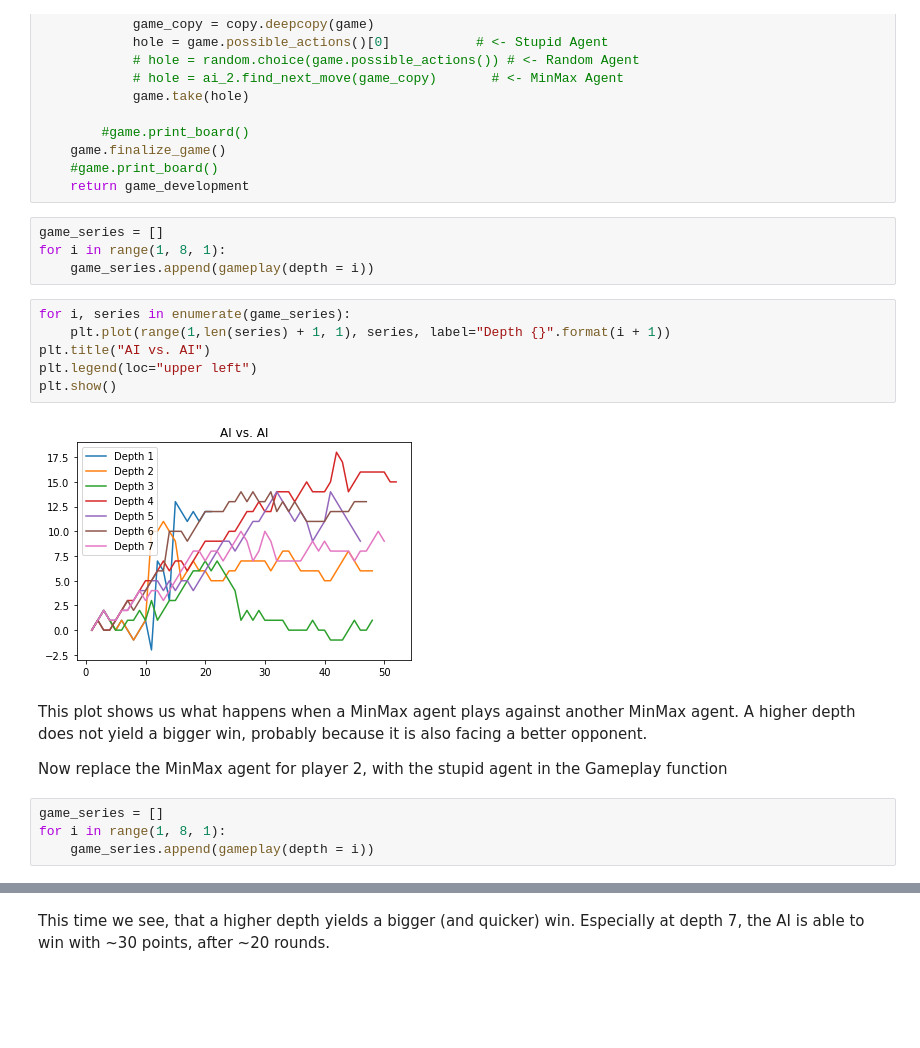
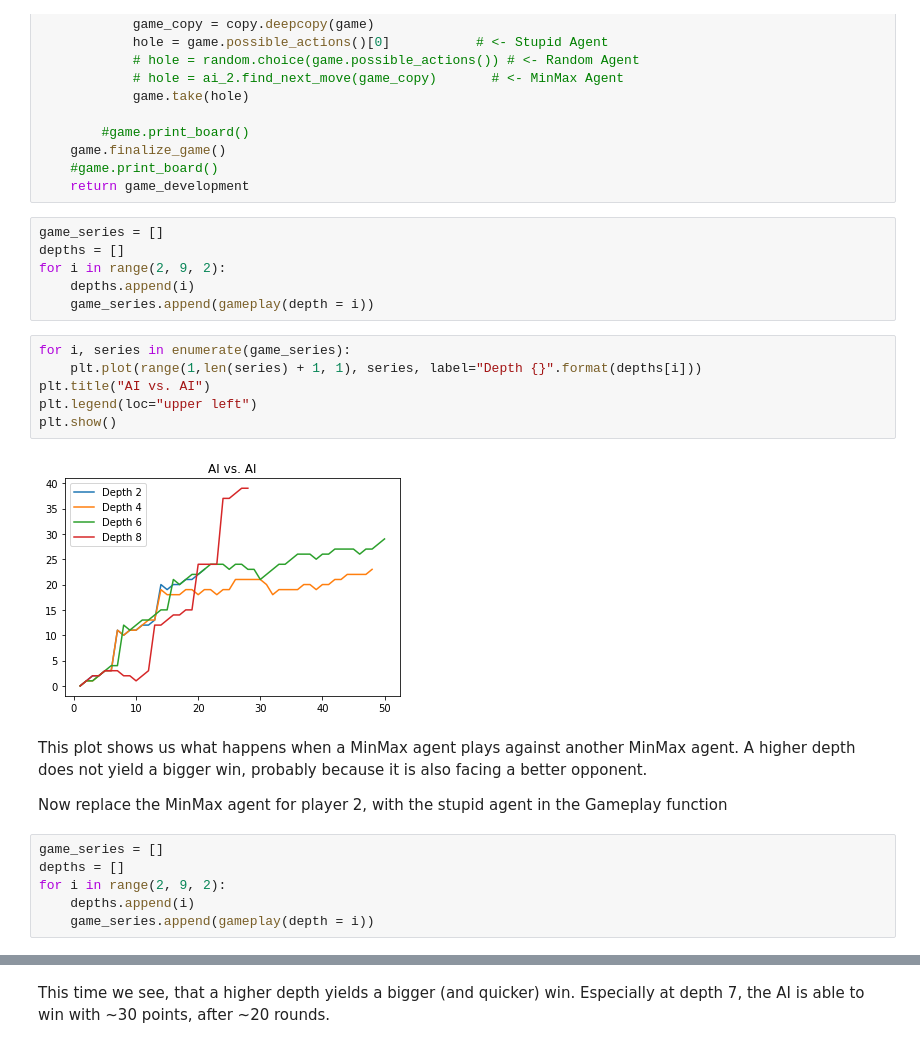
Before and after one commit to Holstrup/KalahaAI, a Jupyter notebook: AgentInspection.ipynb, the cells around one changed output, grey strips where cells are left out. Cells and saved outputs as stored; diff of their text form; blank space fills up the shorter version.

```diff
--- a/AgentInspection.ipynb
+++ b/AgentInspection.ipynb
@@ -149,22 +149,26 @@ def gameplay(depth, human = False, delay = 0):
     return game_development
 # %%
 game_series = []
-for i in range(1, 8, 1):
+depths = []
+for i in range(2, 9, 2):
+    depths.append(i)
     game_series.append(gameplay(depth = i))
 # %%
 for i, series in enumerate(game_series):
-    plt.plot(range(1,len(series) + 1, 1), series, label="Depth {}".format(i + 1))
+    plt.plot(range(1,len(series) + 1, 1), series, label="Depth {}".format(depths[i]))
 plt.title("AI vs. AI")
 plt.legend(loc="upper left")
 plt.show()
 # %% [output]
-[figure, old version]
+[figure, new version]
 # %% [markdown]
 This plot shows us what happens when a MinMax agent plays against another MinMax agent. A higher depth does not yield a bigger win, probably because it is also facing a better opponent.
 
 Now replace the MinMax agent for player 2, with the stupid agent in the Gameplay function
 # %%
 game_series = []
-for i in range(1, 8, 1):
+depths = []
+for i in range(2, 9, 2):
+    depths.append(i)
     game_series.append(gameplay(depth = i))
 # %%
```
Also changed, not shown: parts of 1 cell of this notebook.
